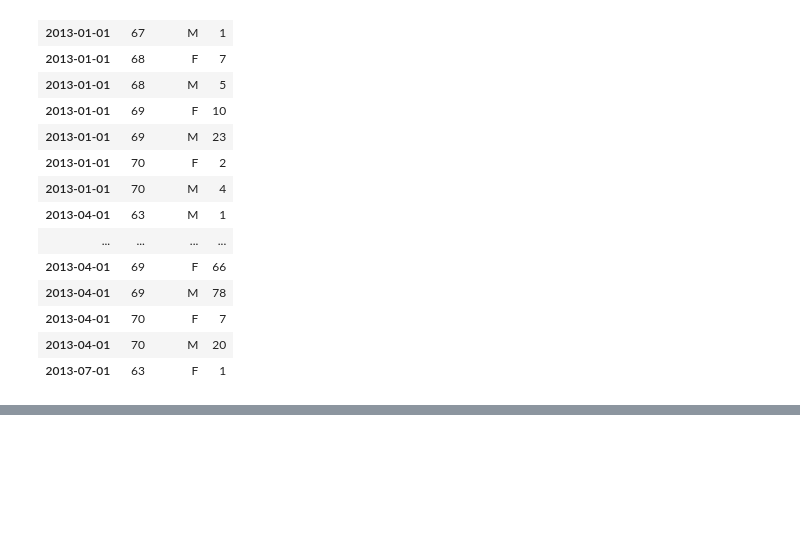
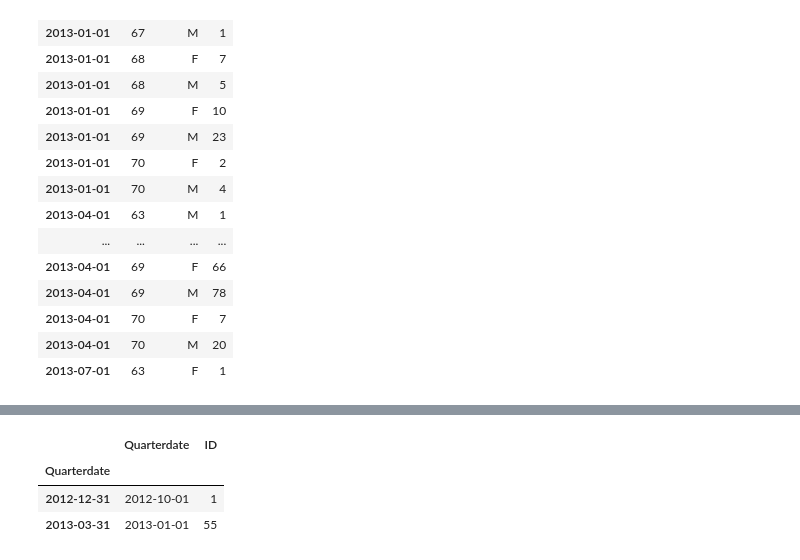
Before and after one commit to raku43/MScDACapstone, a Jupyter notebook: MScDA_Capstone.ipynb, the cells around one changed output, grey strips where cells are left out. Cells and saved outputs as stored; diff of their text form; code cells hidden in the pictures; blank space fills up the shorter version.

```diff
--- a/MScDA_Capstone.ipynb
+++ b/MScDA_Capstone.ipynb
@@ -1380,0 +1443,13 @@ TypeError: unsupported operand type(s) for +: 'Timestamp' and 'NoneType'
+# %%
+df_timeseriesQD = dfcolraw.groupby(['Quarterdate'])['ID'].count()
+df_timeseriesQD=pd.DataFrame(df_timeseriesQD).reset_index()
+df_timeseriesQD=df_timeseriesQD.set_index(pd.to_datetime(df_timeseriesQD['Quarterdate']))
+#df_timeseriesQD=df_timeseriesQD[['ID']]
+df_timeseriesQD = df_timeseriesQD.asfreq('Q','ffill')
+
+df_timeseriesQD.head(2)
+# %% [output]
+|  | Quarterdate | ID |
+| Quarterdate |  |  |
+| 2012-12-31 | 2012-10-01 | 1 |
+| 2013-03-31 | 2013-01-01 | 55 |
```
Also changed, not shown: parts of 54 cells of this notebook.
